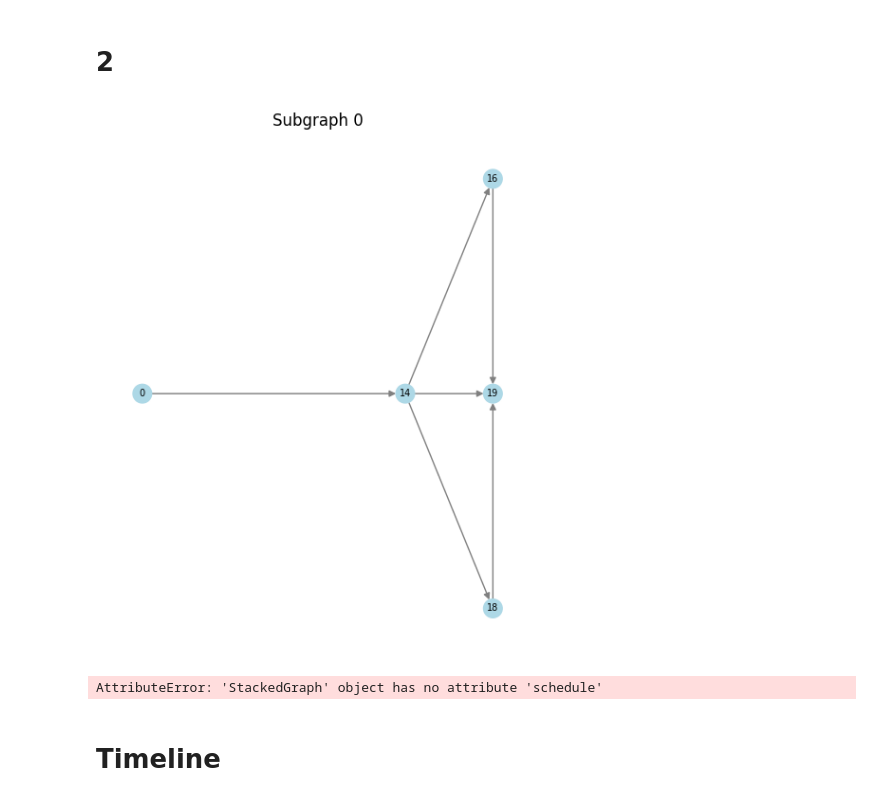
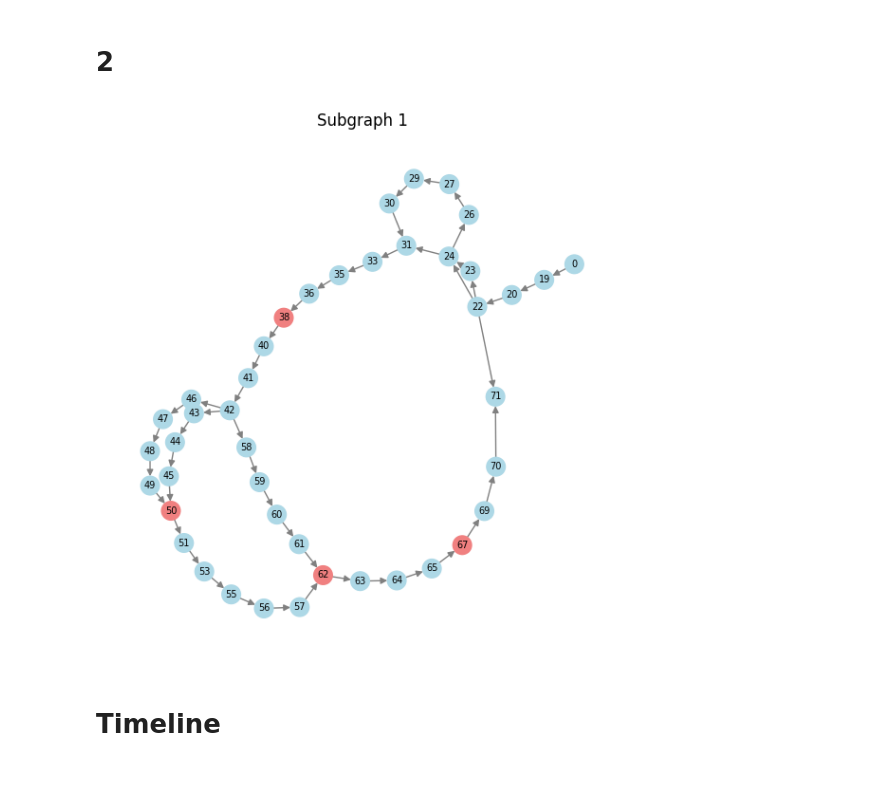
Before and after one commit to RyanTomich/photonic_compiler, a Jupyter notebook: model_to_graph/sub_graphs.ipynb, the cells around one changed output. Saved outputs shown, nothing was run; the diff lists cells and outputs as text; code cells hidden in the pictures.

```diff
--- a/model_to_graph/sub_graphs.ipynb
+++ b/model_to_graph/sub_graphs.ipynb
@@ -70,6 +70,8 @@ import graph_visualization as gv
 # %% [markdown]
 # 2
 # %%
+subgraph_to_plot = 1
+
 read_json_path = '/home/rjtomich/photonic_compiler/model_to_graph/gpt2_graph.json'
 # read_json_path = '/home/rjtomich/photonic_compiler/model_to_graph/bert-base-uncased_graph.json'
 # read_json_path = '/home/rjtomich/photonic_compiler/Pytorch-LeNet/simple_LeNet_graph.json'
@@ -77,6 +79,10 @@ read_json_path = '/home/rjtomich/photonic_compiler/model_to_graph/gpt2_graph.jso
 with open(read_json_path)  as json_file:
     raw_json = json.load(json_file) # returns json file as dict
 graph = sg.StackedGraph(raw_json=raw_json)
+
+
+subgraphs = list(dijk.graph_partition(graph))
+dijk.select_nodes(graph, subgraphs)
 # %%
 def draw_subgraphs(graph, sub='all'):
     subgraphs = list(dijk.graph_partition(graph))
@@ -91,26 +97,20 @@ def draw_subgraphs(graph, sub='all'):
         axes = axes.flatten()  # Flatten the array of axes
 
         for i in range(len(subgraphs)):
-            gv.adj_to_graph(subgraphs[i], ax=axes[i], layout='spectral', title=f'Subgraph {i+1}')
+            gv.adj_to_graph(subgraphs[i], ax=axes[i], layout='kk', title=f'Subgraph {i+1}')
 
         for j in range(i + 1, len(axes)):
             fig.delaxes(axes[j])
 
     else:
         fig, ax = plt.subplots(figsize=(6, 6))
-        gv.adj_to_graph(subgraphs[sub], ax=ax, layout='spectral', title=f'Subgraph {sub}')
+        gv.adj_to_graph(subgraphs[sub], ax=ax, layout='kk', title=f'Subgraph {sub}')
 
 
     plt.tight_layout()
     plt.show()
 # %%
 # draw_subgraphs(graph)
-draw_subgraphs(graph, sub=0)
+draw_subgraphs(graph, sub=subgraph_to_plot)
 # %% [output]
-[figure, old version]
+[figure, new version]
-# %%
-new_order, new_layers_list = graph.schedule()
-# for i in new_layers_list:
-#     print(i-graph.load_nodes - graph.output_nodes)
-# %% [output]
-AttributeError: 'StackedGraph' object has no attribute 'schedule'
```
Also changed, not shown: parts of 5 cells of this notebook, 2 other files.
